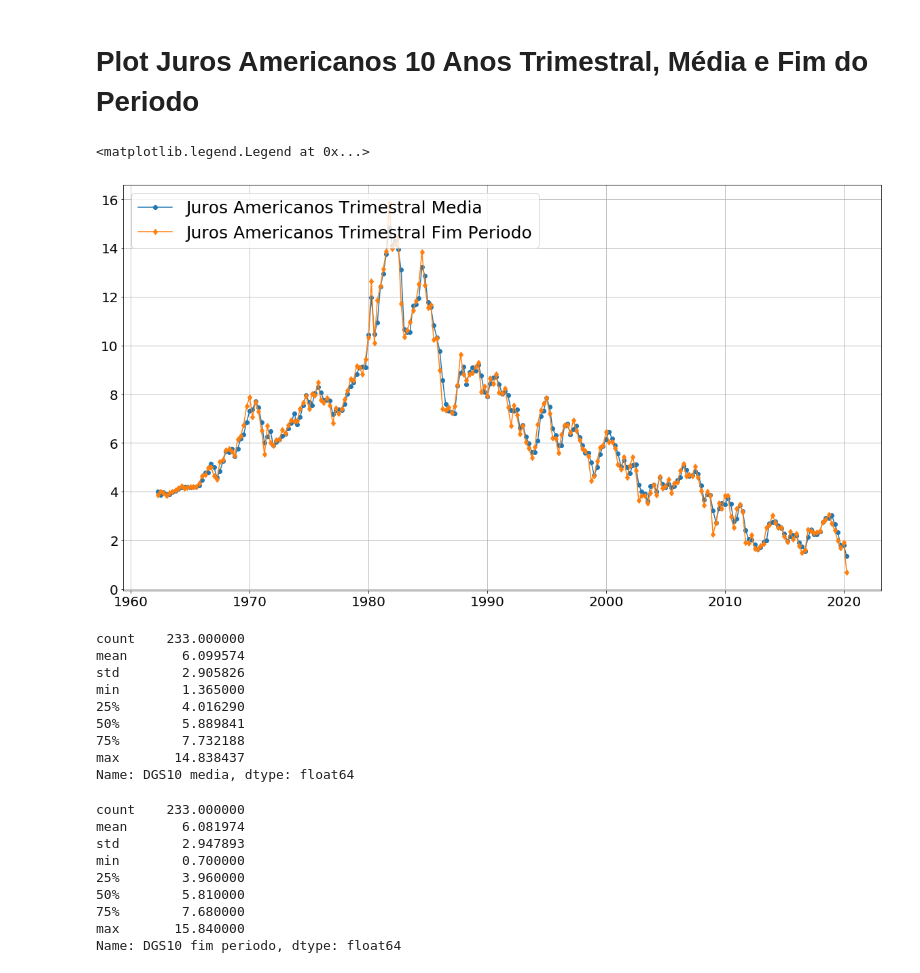
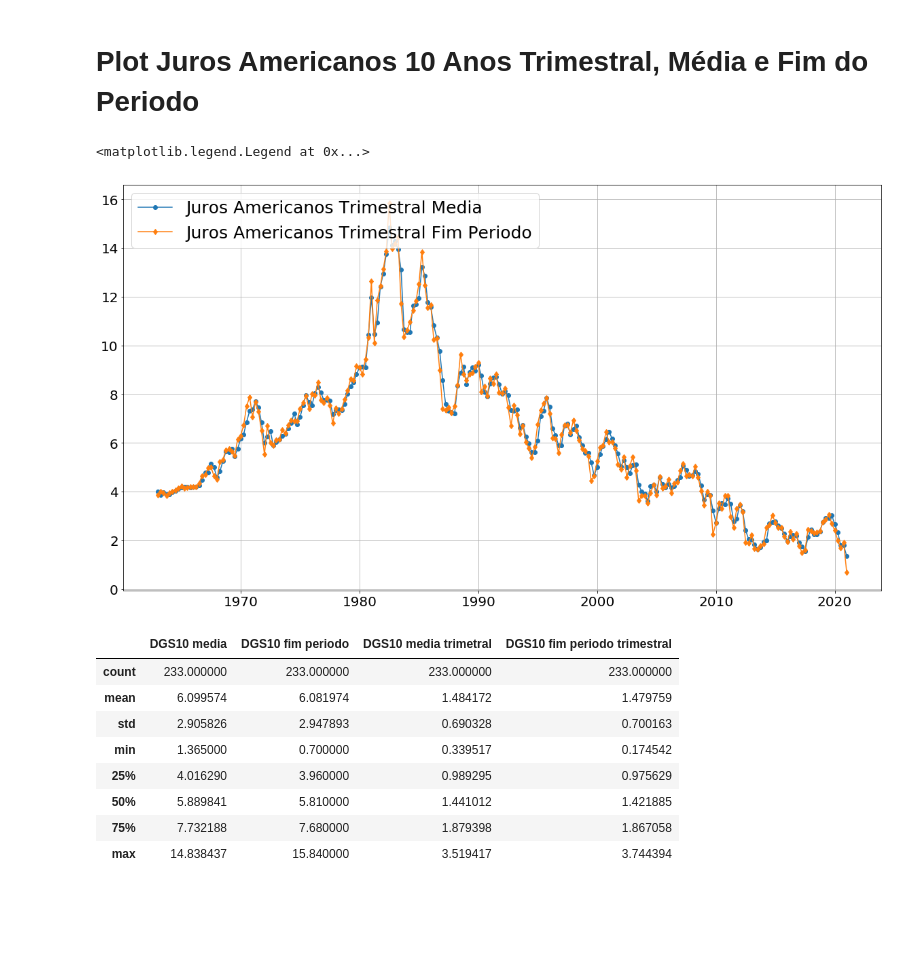
Before and after one commit to FredericoNunes/Artigos, a Jupyter notebook: programas/notebook/Aquivo Inicial, Tratamento dos Dados.ipynb, the cells around one changed output. Saved outputs shown, nothing was run; the diff lists cells and outputs as text; code cells hidden in the pictures; blank space fills up the shorter version.

```diff
--- a/programas/notebook/Aquivo Inicial, Tratamento dos Dados.ipynb
+++ b/programas/notebook/Aquivo Inicial, Tratamento dos Dados.ipynb
@@ -51,13 +51,18 @@ dataframe = pd.read_excel(local_arquivo_juros)
 
 #As datas dos arquivo ipeadata não são reconhecidos como data pelo python.
 #Abaixo crio uma serie de datas trimestrais e a incluo como indice (index) do dataframe juro_americanos
-dataframe.index = pd.date_range('1962-01',
+dataframe.index = pd.date_range('1962-10',
                       periods=len(dataframe['DGS10 media']),
                       freq='Q')
+
+dataframe['DGS10 media trimetral'] = [(((taxa/100)+1)**(1/4) - 1)*100 for taxa in dataframe['DGS10 media'].values]
+dataframe['DGS10 fim periodo trimestral'] = [(((taxa/100)+1)**(1/4) - 1)*100 for taxa in dataframe['DGS10 fim periodo'].values]
 
 #selecionando a coluna PIB a preços de marcado deflacionado pelo IPCA
 taxa_juros_americanos_media = dataframe['DGS10 media']
 taxa_juros_americanos_fim_periodo = dataframe['DGS10 fim periodo']
+
+dataframe_juros_americanos = dataframe
 # %% [markdown]
 # 2) Dessazonalizar Série
 
@@ -416,28 +458,16 @@ ax.legend(loc="upper left",
           fontsize=25)
 # %% [output]
 <matplotlib.legend.Legend at 0x...>
-[figure, old version]
+[figure, new version]
 # %%
-taxa_juros_americanos_media.describe()
+dataframe_juros_americanos.describe()
 # %% [output]
-count    233.000000
-mean       6.099574
-std        2.905826
-min        1.365000
-25%        4.016290
-50%        5.889841
-75%        7.732188
-max       14.838437
-Name: DGS10 media, dtype: float64
+|  | DGS10 media | DGS10 fim periodo | DGS10 media trimetral | DGS10 fim periodo trimestral |
+| count | 233.000000 | 233.000000 | 233.000000 | 233.000000 |
+| mean | 6.099574 | 6.081974 | 1.484172 | 1.479759 |
+| std | 2.905826 | 2.947893 | 0.690328 | 0.700163 |
+| min | 1.365000 | 0.700000 | 0.339517 | 0.174542 |
+| 25% | 4.016290 | 3.960000 | 0.989295 | 0.975629 |
+| 50% | 5.889841 | 5.810000 | 1.441012 | 1.421885 |
+| 75% | 7.732188 | 7.680000 | 1.879398 | 1.867058 |
+| max | 14.838437 | 15.840000 | 3.519417 | 3.744394 |
-# %%
-taxa_juros_americanos_fim_periodo.describe()
-# %% [output]
-count    233.000000
-mean       6.081974
-std        2.947893
-min        0.700000
-25%        3.960000
-50%        5.810000
-75%        7.680000
-max       15.840000
-Name: DGS10 fim periodo, dtype: float64
```
Also changed, not shown: parts of 9 cells of this notebook, 3 other files.
